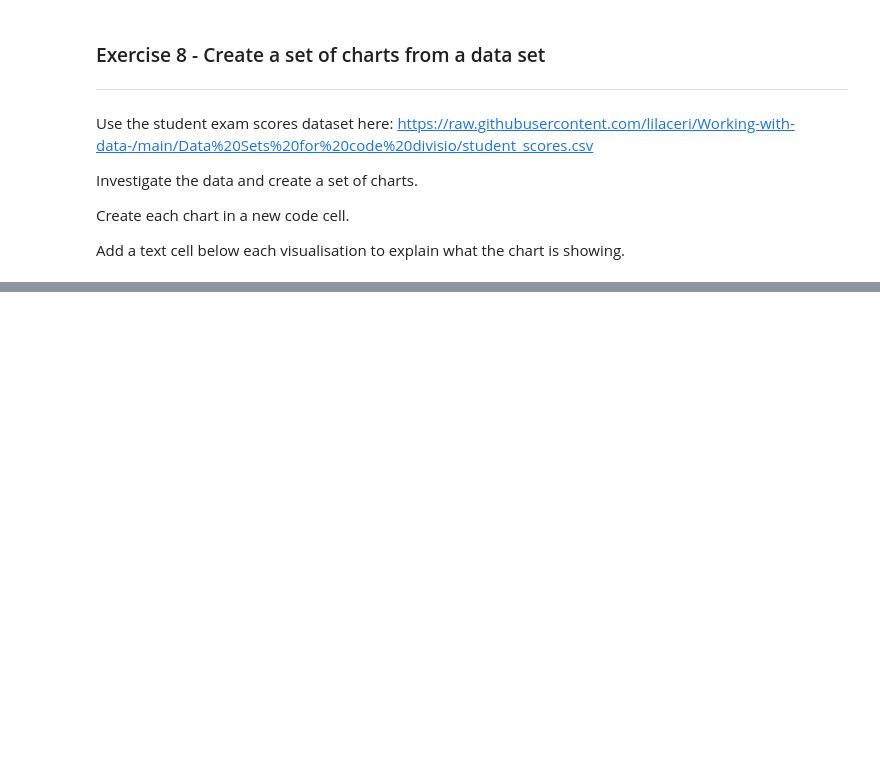
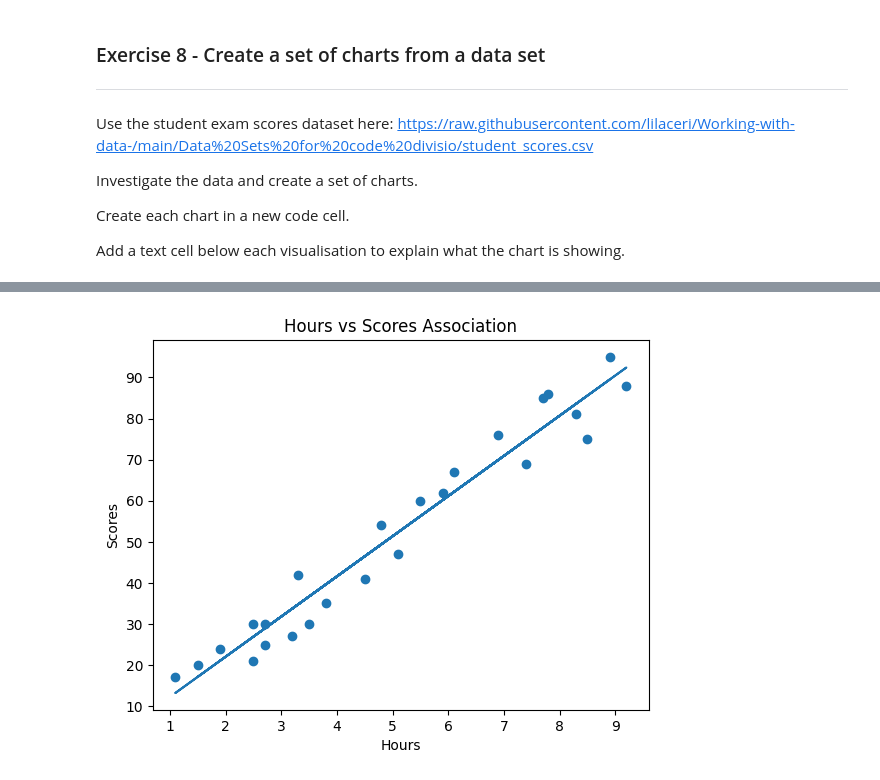
Before and after one commit to TsamayaDesigns/codeDivision-data-with-python, a Jupyter notebook: 7_1_Visualisation_with_matplotlib.ipynb, the cells around one changed output, grey strips where cells are left out. Saved outputs shown, nothing was run; the diff lists cells and outputs as text; code cells hidden in the pictures; blank space fills up the shorter version.

```diff
--- a/7_1_Visualisation_with_matplotlib.ipynb
+++ b/7_1_Visualisation_with_matplotlib.ipynb
@@ -512,3 +517,16 @@ Investigate the data and create a set of charts.
 Create each chart in a new code cell.
 
 Add a text cell below each visualisation to explain what the chart is showing.
+# %%
+import pandas as pd
+import matplotlib.pyplot as plt
+from scipy.stats import linregress
+pd.set_option('display.width', 240)
+
+# Retrieve Data
+def get_csv_data():
+  url = "https://raw.githubusercontent.com/lilaceri/Working-with-data-/main/Data%20Sets%20for%20code%20divisio/student_scores.csv"
+  df = pd.read_csv(url)
+  return df
+
+exam_data = get_csv_data()
@@ -514,0 +560,20 @@ Add a text cell below each visualisation to explain what the chart is showing.
+# %%
+def analyse_data():
+  # Scatterplot of Hours and Scores data:
+  x = exam_data["Hours"]
+  y = exam_data["Scores"]
+  plt.title("Hours vs Scores Association")
+  plt.xlabel("Hours")
+  plt.ylabel("Scores")
+  plt.scatter(x, y)
+
+  # Line of best fit added:
+  regression = linregress(x, y)
+  slope = regression.slope
+  intercept = regression.intercept
+  plt.plot(x, slope*x + intercept)
+  plt.show()
+
+analyse_data()
+# %% [output]
+[figure, added]
```
Also changed, not shown: parts of 4 cells of this notebook.
